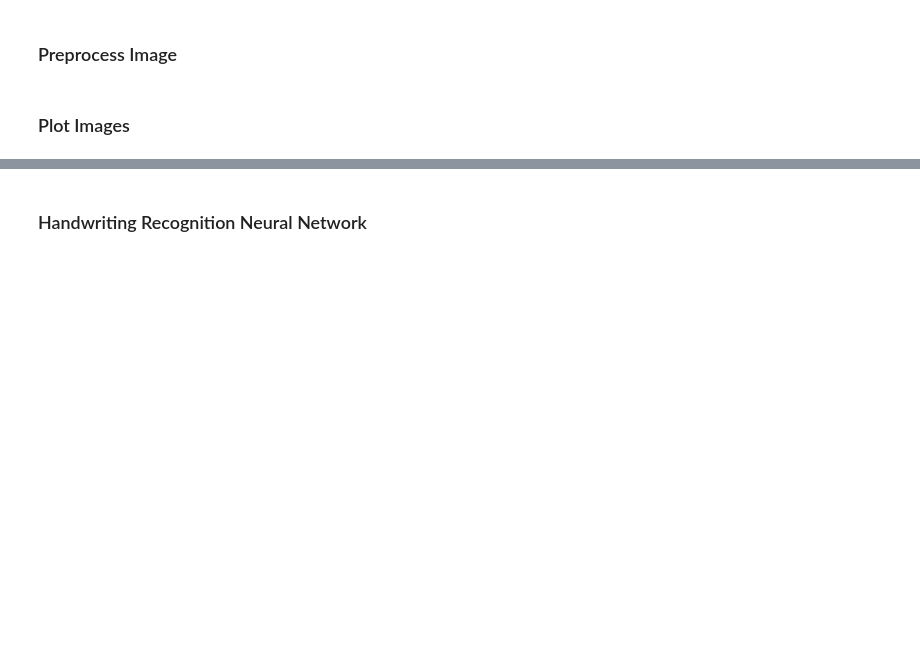
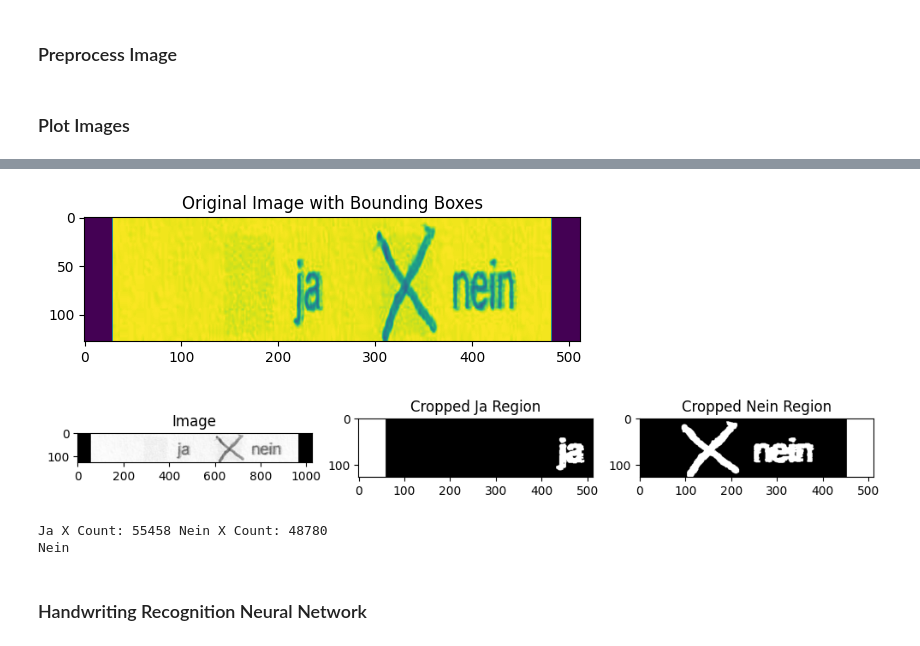
Before and after one commit to DevTimBo/SmartApp-Project, a Jupyter notebook: inferenz_pipeline.ipynb, the cells around one changed output, grey strips where cells are left out. Cells and saved outputs as stored; diff of their text form; code cells hidden in the pictures; blank space fills up the shorter version.

Commit message:
checkbox fix, should work in pipeline now

```diff
--- a/inferenz_pipeline.ipynb
+++ b/inferenz_pipeline.ipynb
@@ -154,3 +157,19 @@ if PLOTTING:
+# %%
+import contrast_true_or_false.contrast_tof as check_box_checker
+from PIL import Image
+numpy_array = np.array(plot_image)
+numpy_array = numpy_array.squeeze()
+numpy_array = np.clip(numpy_array, 0.0, 1.0)
+image_array_uint8 = (numpy_array * 255).astype(np.uint8)
+pil_image = Image.fromarray(image_array_uint8)
+result = check_box_checker.is_checkbox_checked_with_plot(pil_image)
+print(result)
+#check_box_checker.is_checkbox_checked_with_plot(plot_image)
+# %% [output]
+[figure, added]
+[figure, added]
+Ja X Count: 55458 Nein X Count: 48780
+Nein
 # %% [markdown]
 ### Handwriting Recognition Neural Network
 # %%
```
Also changed, not shown: parts of 4 cells of this notebook, 1 other file.
